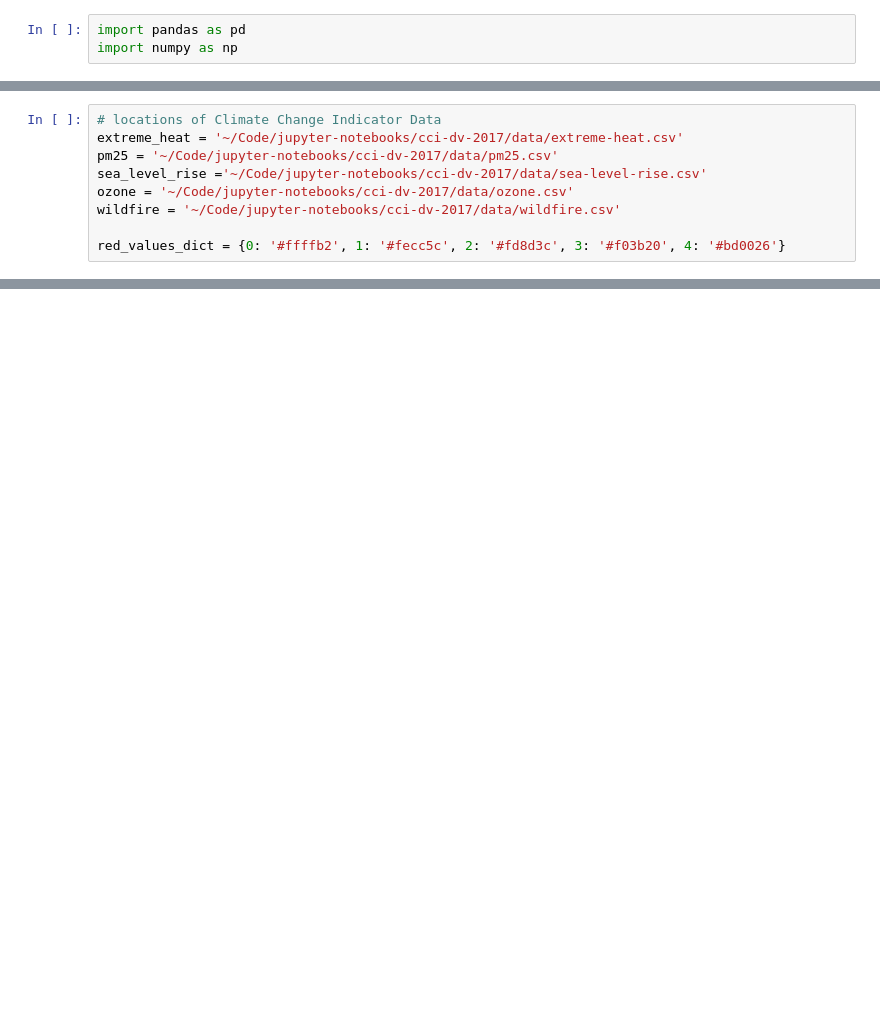
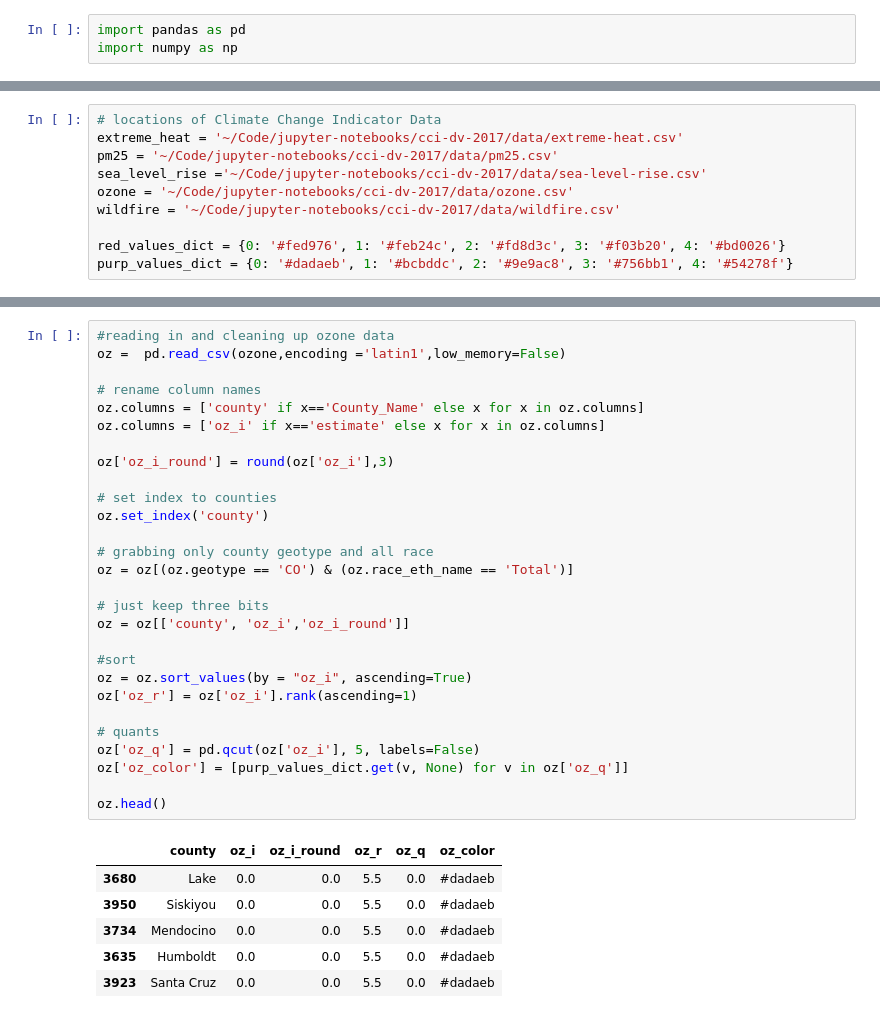
Before and after one commit to madrigal415/cci-dv-2017, a Jupyter notebook: climate-change-indicators-dv-2017.ipynb, the cells around one changed output, grey strips where cells are left out. Cells and saved outputs as stored; diff of their text form; blank space fills up the shorter version.

```diff
--- a/climate-change-indicators-dv-2017.ipynb
+++ b/climate-change-indicators-dv-2017.ipynb
@@ -60,7 +76,8 @@ sea_level_rise ='~/Code/jupyter-notebooks/cci-dv-2017/data/sea-level-rise.csv'
 ozone = '~/Code/jupyter-notebooks/cci-dv-2017/data/ozone.csv'
 wildfire = '~/Code/jupyter-notebooks/cci-dv-2017/data/wildfire.csv'
 
-red_values_dict = {0: '#ffffb2', 1: '#fecc5c', 2: '#fd8d3c', 3: '#f03b20', 4: '#bd0026'}
+red_values_dict = {0: '#fed976', 1: '#feb24c', 2: '#fd8d3c', 3: '#f03b20', 4: '#bd0026'}
+purp_values_dict = {0: '#dadaeb', 1: '#bcbddc', 2: '#9e9ac8', 3: '#756bb1', 4: '#54278f'}
 # %%
 # read in extreme heat data set
 eh = pd.read_csv(extreme_heat)
@@ -174 +231,36 @@ See https://github.com/bokeh/bokeh/issues/2056 for more information.
 [interactive output not drawn]
+# %%
+#reading in and cleaning up ozone data
+oz =  pd.read_csv(ozone,encoding ='latin1',low_memory=False)
+
+# rename column names
+oz.columns = ['county' if x=='County_Name' else x for x in oz.columns]
+oz.columns = ['oz_i' if x=='estimate' else x for x in oz.columns]
+
+oz['oz_i_round'] = round(oz['oz_i'],3)
+
+# set index to counties
+oz.set_index('county')
+
+# grabbing only county geotype and all race
+oz = oz[(oz.geotype == 'CO') & (oz.race_eth_name == 'Total')]
+
+# just keep three bits
+oz = oz[['county', 'oz_i','oz_i_round']]
+
+#sort
+oz = oz.sort_values(by = "oz_i", ascending=True)
+oz['oz_r'] = oz['oz_i'].rank(ascending=1)
+
+# quants
+oz['oz_q'] = pd.qcut(oz['oz_i'], 5, labels=False)
+oz['oz_color'] = [purp_values_dict.get(v, None) for v in oz['oz_q']]
+
+oz.head()
+# %% [output]
+|  | county | oz_i | oz_i_round | oz_r | oz_q | oz_color |
+| 3680 | Lake | 0.0 | 0.0 | 5.5 | 0.0 | #dadaeb |
+| 3950 | Siskiyou | 0.0 | 0.0 | 5.5 | 0.0 | #dadaeb |
+| 3734 | Mendocino | 0.0 | 0.0 | 5.5 | 0.0 | #dadaeb |
+| 3635 | Humboldt | 0.0 | 0.0 | 5.5 | 0.0 | #dadaeb |
+| 3923 | Santa Cruz | 0.0 | 0.0 | 5.5 | 0.0 | #dadaeb |
```
Also changed, not shown: parts of 11 cells of this notebook, 2 other files.
